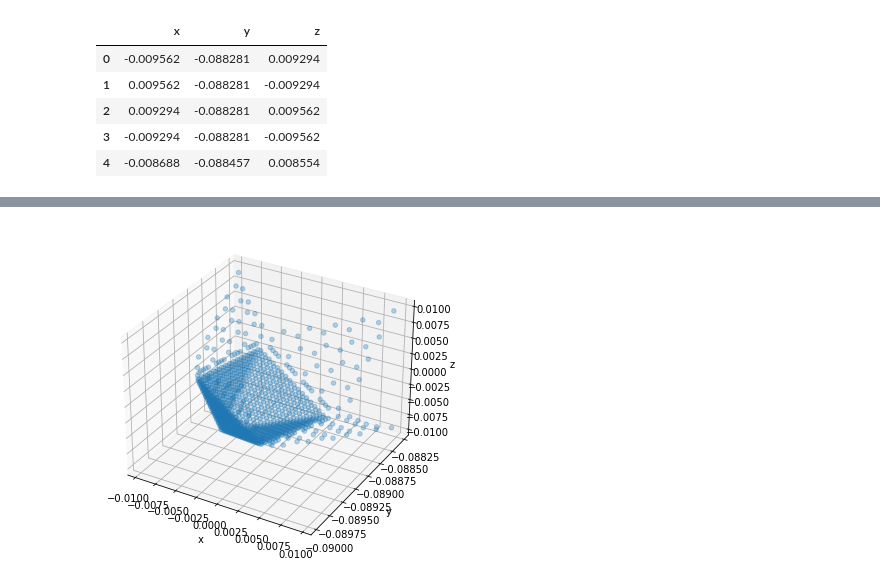
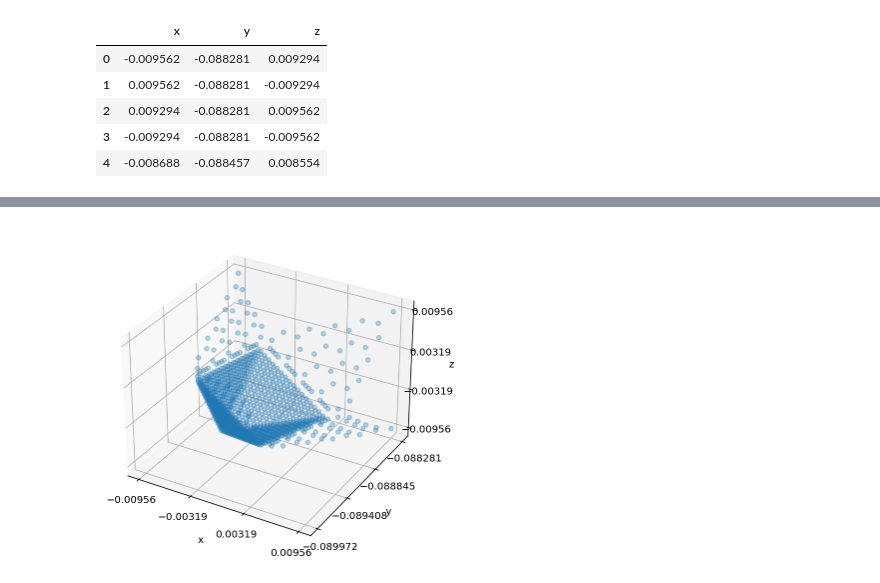
Before and after one commit to akapet00/EMF-exposure-analysis, a Jupyter notebook: notebooks/nn_sphere.ipynb, the cells around one changed output, grey strips where cells are left out. Cells and saved outputs as stored; diff of their text form; code cells hidden in the pictures.

```diff
--- a/notebooks/nn_sphere.ipynb
+++ b/notebooks/nn_sphere.ipynb
@@ -51,5 +54,8 @@ y = data_target['y'].to_numpy()
 fig = plt.figure(figsize=(6, 6))
 ax = plt.axes(projection ='3d')
 ax.scatter(X[:, 0], y, X[:, 1], alpha=0.3)
-ax.set(xlabel='x', ylabel='y', zlabel='z');
+ax.set(xlabel='x', ylabel='y', zlabel='z',
+       xticks=jnp.mgrid[X[:, 0].min():X[:, 0].max():4j],
+       yticks=jnp.mgrid[y.min():y.max():4j],
+       zticks=jnp.mgrid[X[:, 1].min():X[:, 1].max():4j]);
 # %% [output]
@@ -56,4 +63,4 @@ ax.set(xlabel='x', ylabel='y', zlabel='z');
-[figure, old version]
+[figure, new version]
 # %%
 def cart2sph(x, y, z):
     r = jnp.sqrt(x ** 2 + y ** 2 + z ** 2)
```
Also changed, not shown: parts of 32 cells of this notebook.
